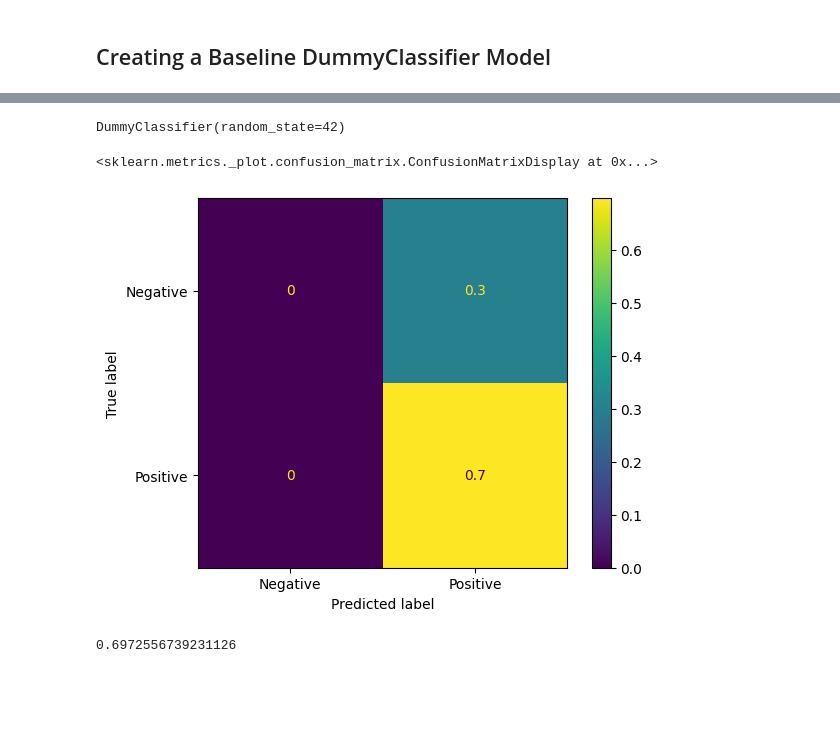
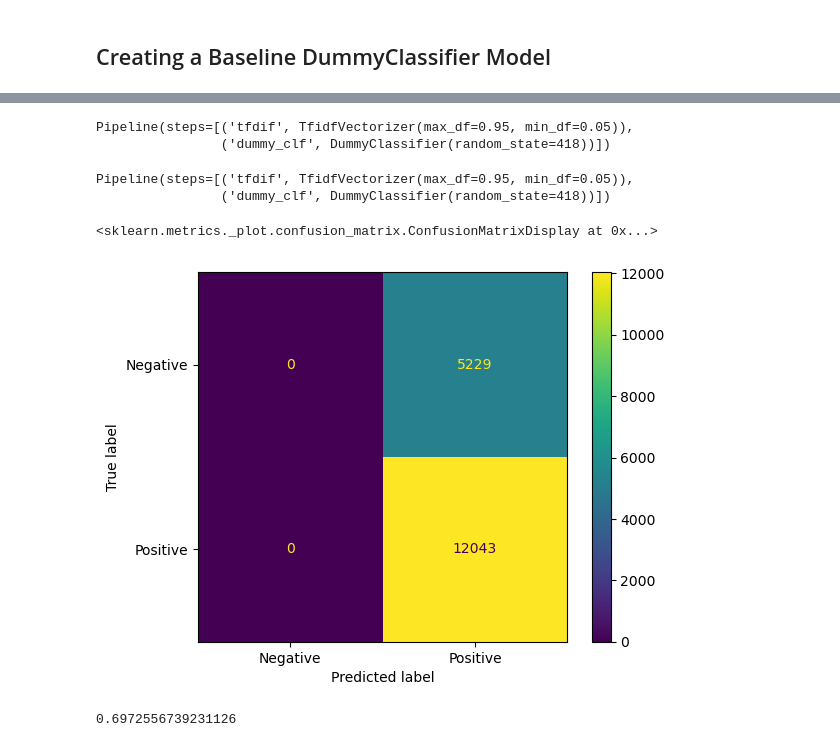
Before and after one commit to asoylatte03/spotify-app-reviews, a Jupyter notebook: modeling.ipynb, the cells around one changed output, grey strips where cells are left out. Cells and saved outputs as stored; diff of their text form; code cells hidden in the pictures; blank space fills up the shorter version.

```diff
--- a/modeling.ipynb
+++ b/modeling.ipynb
@@ -90,4 +90,0 @@ dummy_clf = DummyClassifier(random_state=42)
-# %%
-dummy_clf.fit(X_train_processed,y_train)
-# %% [output]
-DummyClassifier(random_state=42)
@@ -96,6 +91,23 @@ preds = dummy_clf.predict(X_test)
+# %%
+dummy_pipe = deepcopy(preprocess_pipeline)
+dummy_pipe.steps.append(('dummy_clf',DummyClassifier(random_state=418)))
+dummy_pipe
+# %% [output]
+Pipeline(steps=[('tfdif', TfidfVectorizer(max_df=0.95, min_df=0.05)),
+                ('dummy_clf', DummyClassifier(random_state=418))])
+# %%
+# fitting our pipeline on the training data
+dummy_pipe.fit(X_train,y_train)
+# %% [output]
+Pipeline(steps=[('tfdif', TfidfVectorizer(max_df=0.95, min_df=0.05)),
+                ('dummy_clf', DummyClassifier(random_state=418))])
+# %%
+#extracting our predictions
+preds = dummy_pipe.predict(X_test)
 # %%
-ConfusionMatrixDisplay.from_predictions(y_test,preds, normalize='all',display_labels=['Negative','Positive'])
+# creating a confusion matrix for our baseline model
+ConfusionMatrixDisplay.from_predictions(y_test,preds,display_labels=['Negative','Positive'])
 # %% [output]
 <sklearn.metrics._plot.confusion_matrix.ConfusionMatrixDisplay at 0x...>
-[figure, old version]
+[figure, new version]
 # %%
```
Also changed, not shown: parts of 67 cells of this notebook, 2 other files.
